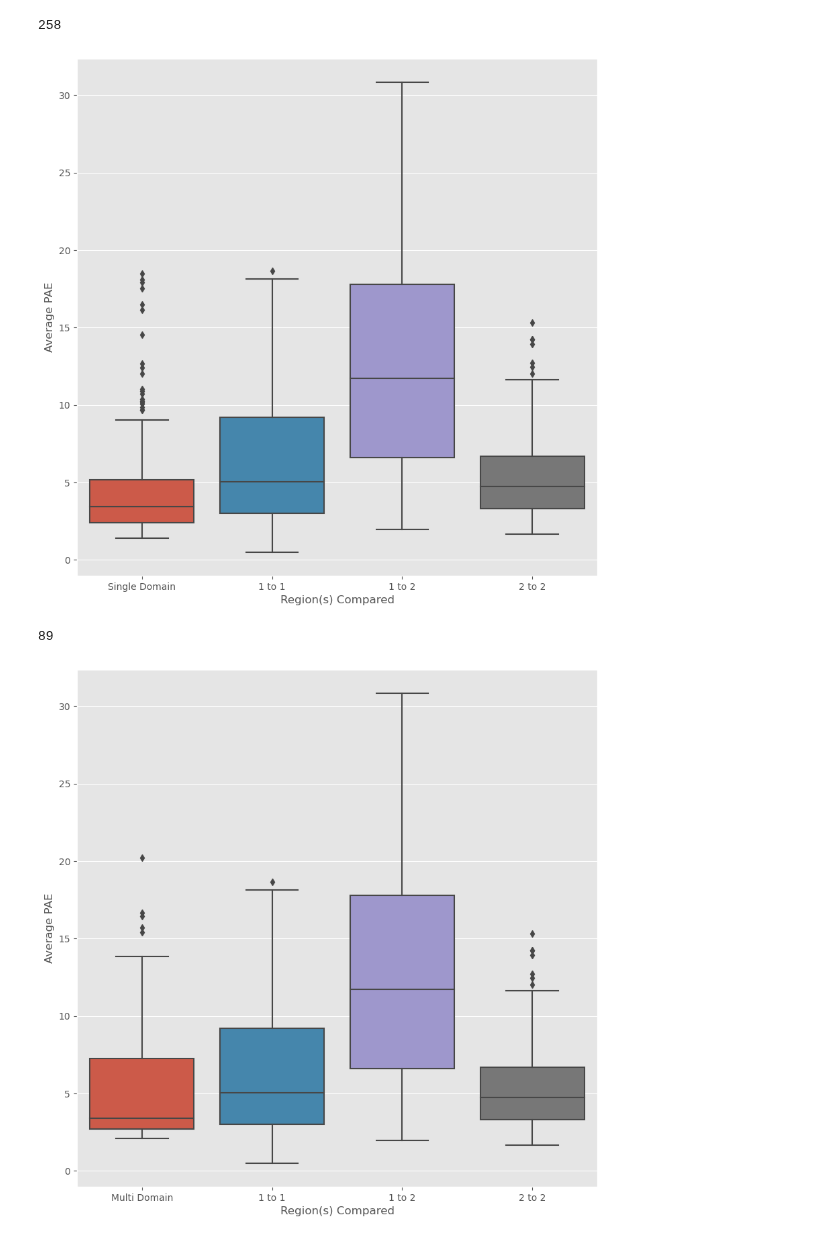
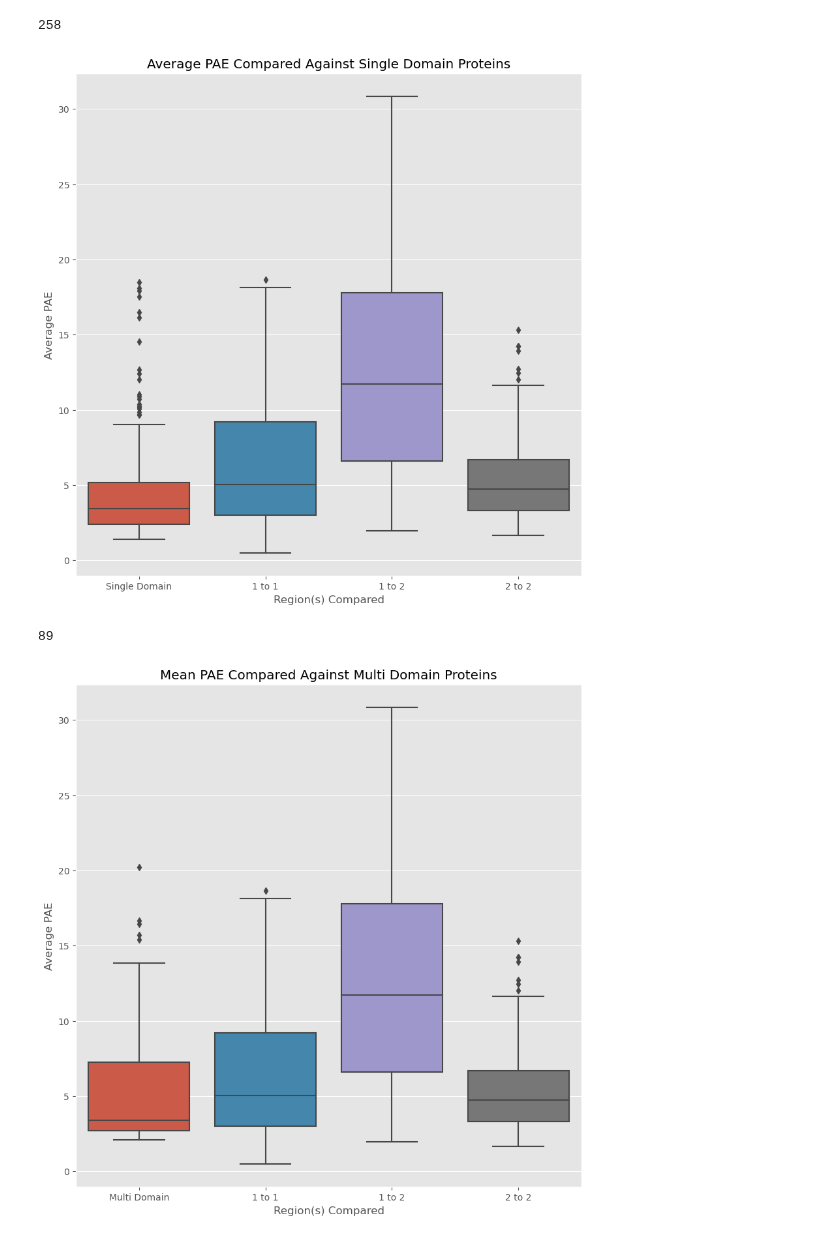
Before and after one commit to jpigles/alphafold-rmsd, a Jupyter notebook: disorder_analysis.ipynb, the cells around one changed output. Saved outputs shown, nothing was run; the diff lists cells and outputs as text; code cells hidden in the pictures.

```diff
--- a/disorder_analysis.ipynb
+++ b/disorder_analysis.ipynb
@@ -65,33 +63,35 @@ plt.savefig('./project_pipeline/data/figures/rmsd.png', dpi=300, bbox_inches='ti
 # %%
 df_single = pd.read_csv('./project_pipeline/data/single_domain_pae.tsv', sep='\t').astype('object')
 
 # Remove all rows with multiple regions. Comment this out if you want to see the difference.
 for i in range(len(df_single)):
     region = df_single.loc[i, 'region']
     count = region.count('-')
     if count > 1:
         df_single = df_single.drop(i)
 
 # Reformat the dataframe
 df_single = df_single[['uniprot', 'mean_pae']].dropna()
 df_single = df_single.astype({'mean_pae': 'float'})
 df_single = df_single.rename(columns={'mean_pae': 'Single Domain'})
 print(len(df_single))
 
 
 
 df_all = df_single.merge(df_pae, how='outer')
 df_all_melt = df_all.melt(id_vars=['uniprot'], var_name='region', value_name='mean_pae')
 
 f, ax = plt.subplots(ncols=1, nrows=1, figsize=(10, 10))
 sns.boxplot(data=df_all_melt, x='region', y='mean_pae', ax=ax)
 ax.set_xlabel('Region(s) Compared')
 ax.set_ylabel('Average PAE')
+ax.set_title('Average PAE Compared Against Single Domain Proteins')
 
+plt.savefig('./project_pipeline/data/figures/single_domain.png')
 plt.show()
 # %% [output]
 258
-[figure, old version]
+[figure, new version]
 # %%
 df_multi = pd.read_csv('./project_pipeline/data/multi_domain_pae.tsv', sep='\t').astype('object')
 
@@ -110,8 +110,10 @@ f, ax = plt.subplots(ncols=1, nrows=1, figsize=(10, 10))
 sns.boxplot(data=df_all_melt, x='region', y='mean_pae', ax=ax)
 ax.set_xlabel('Region(s) Compared')
 ax.set_ylabel('Average PAE')
+ax.set_title('Mean PAE Compared Against Multi Domain Proteins')
 
+plt.savefig('./project_pipeline/data/figures/multi_domain.png')
 plt.show()
 # %% [output]
 89
-[figure, old version]
+[figure, new version]
```
Also changed, not shown: parts of 2 cells of this notebook, 28 other files.
